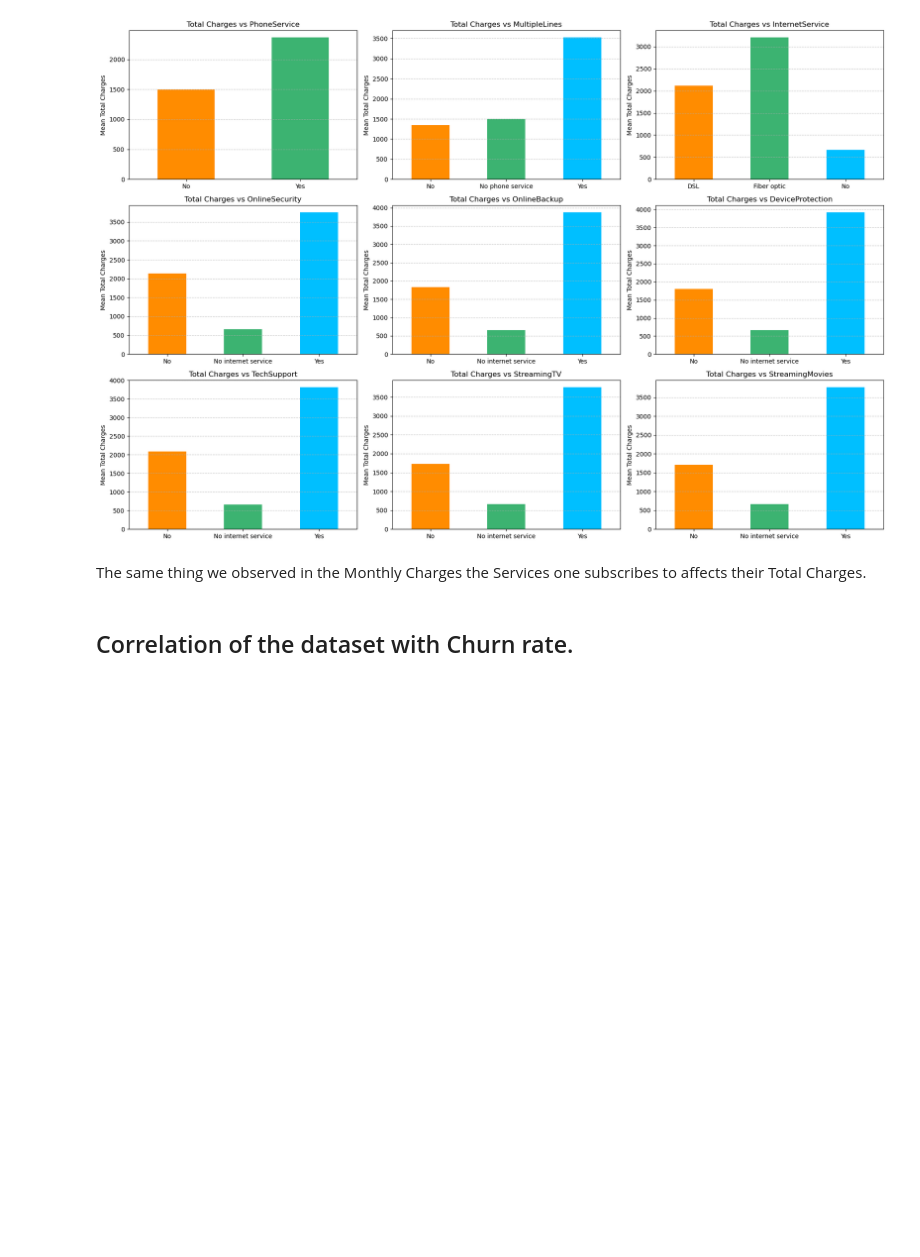
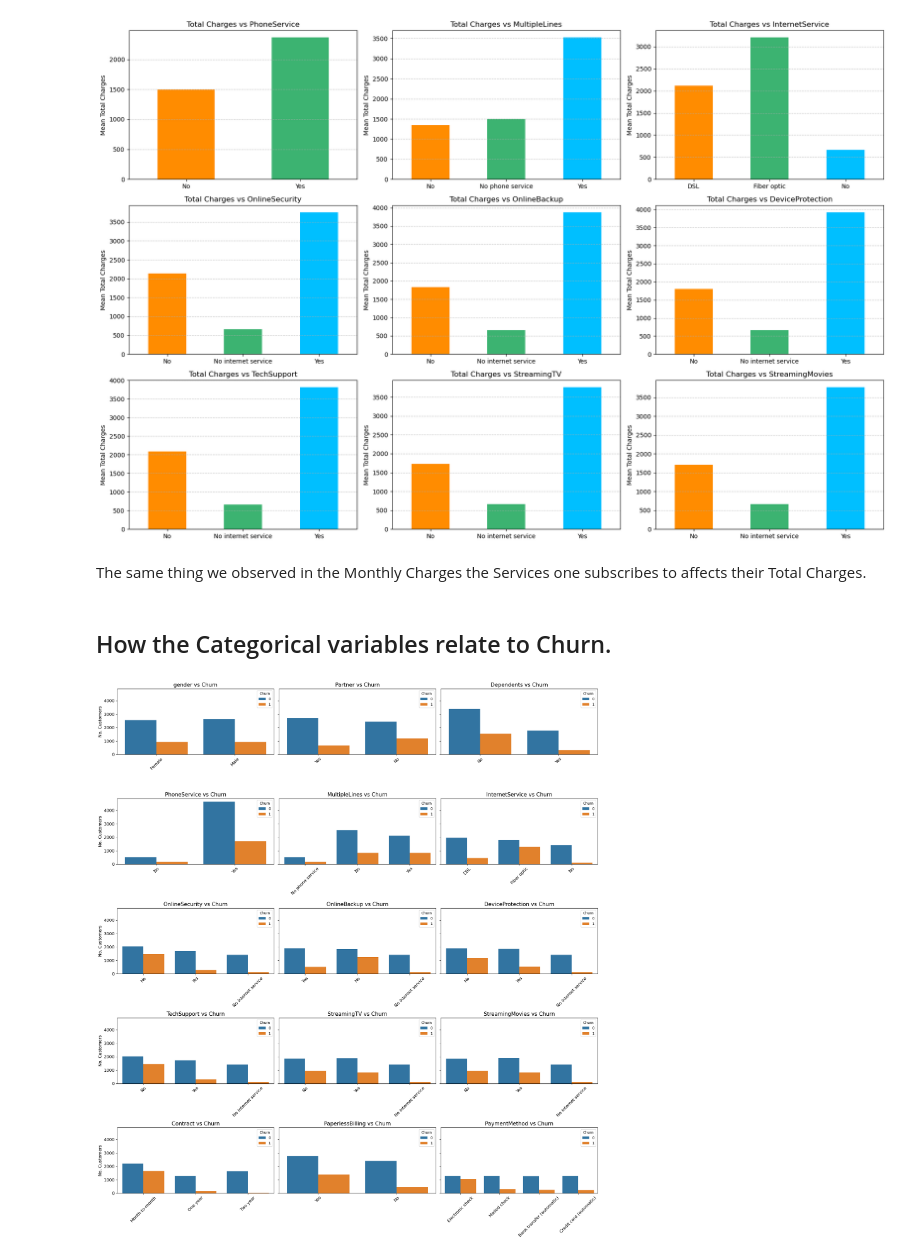
Before and after one commit to JKariithi/churn_rate_analysis, a Jupyter notebook: churn_rate_analysis.ipynb, the cells around one changed output. Drawn from its saved outputs; the diff is of its cells as text; code cells hidden in the pictures; blank space fills up the shorter version.

Commit message:
Correlations of factors

```diff
--- a/churn_rate_analysis.ipynb
+++ b/churn_rate_analysis.ipynb
@@ -376,11 +366,33 @@ plt.show()
 [figure]
 # %% [markdown]
 The same thing we observed in the Monthly Charges the Services one subscribes to affects their Total Charges.
-# %% [markdown]
-## Correlation of the dataset with Churn rate.
+# %% [markdown]
+## How the Categorical variables relate to Churn.
 # %%
 # Convert 'Churn' to binary for correlation (Yes = 1, No = 0)
 telco_df["Churn"] = telco_df["Churn"].map({"Yes": 1, "No": 0})
 # %%
 # Defining the categorical columns
 categorical_cols = telco_df.select_dtypes(include='object').columns
+# %%
+# Create subplots: 5 rows x 3 columns
+fig, axes = plt.subplots(5, 3, figsize=(20, 22), sharey=True) # using a similar axes for easier comparion
+axes = axes.flatten()  # Flatten to easily iterate
+
+# dropping the customerID column.
+categorical_cols = [col for col in categorical_cols if col != 'customerID']
+
+# viewing the Categorical columns against churn
+for i, col in enumerate(categorical_cols):
+    sns.countplot(x=col, hue='Churn', data=telco_df, ax=axes[i])
+    axes[i].set_title(f"{col} vs Churn", fontsize=15)
+    axes[i].set_ylabel("No. Customers", fontsize=12)
+    axes[i].set_xlabel("")
+    axes[i].tick_params(axis='x', labelsize=12, rotation=45,)
+    axes[i].tick_params(axis='y', labelsize=12)
+
+
+plt.tight_layout()
+plt.show()
+# %% [output]
+[figure, added]
```
Also changed, not shown: parts of 30 cells of this notebook.
